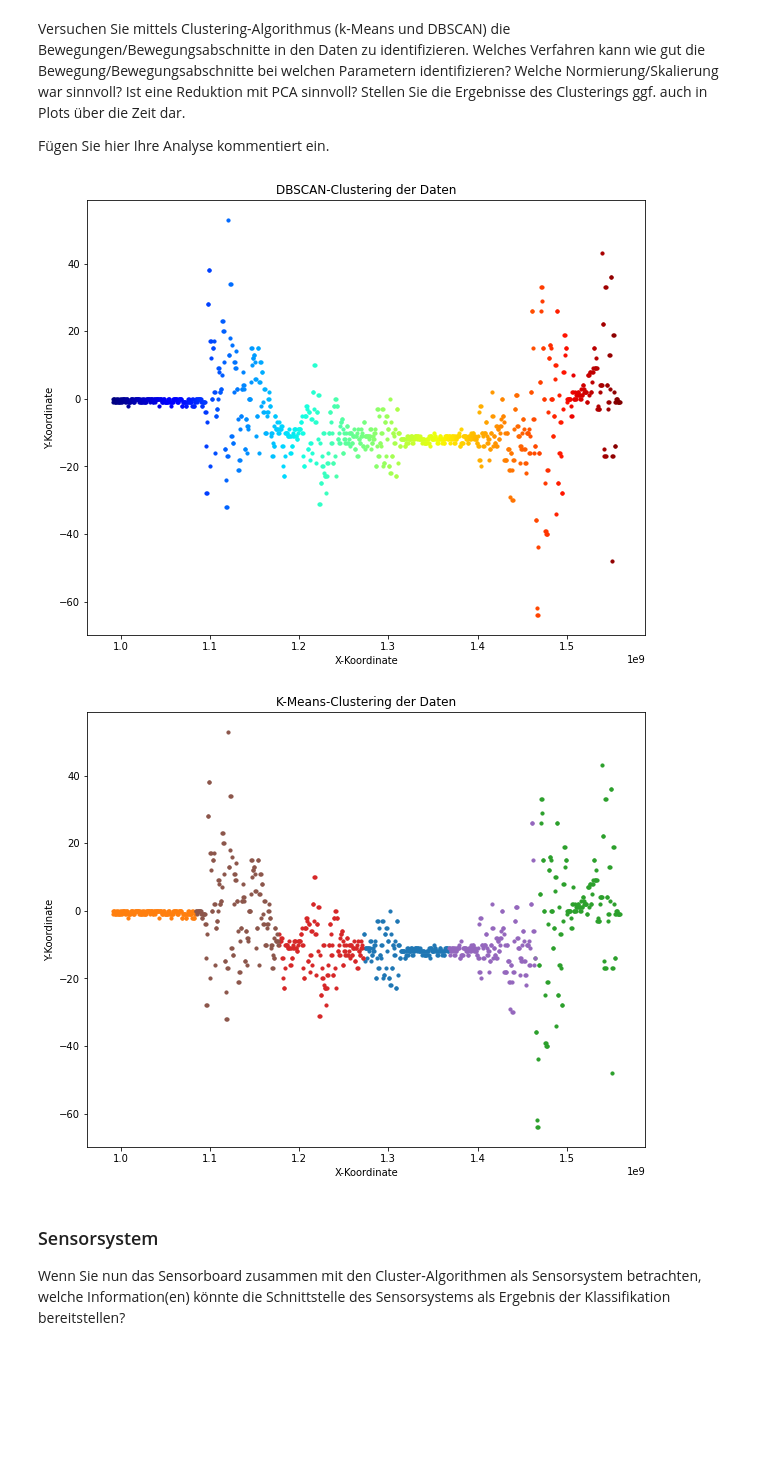
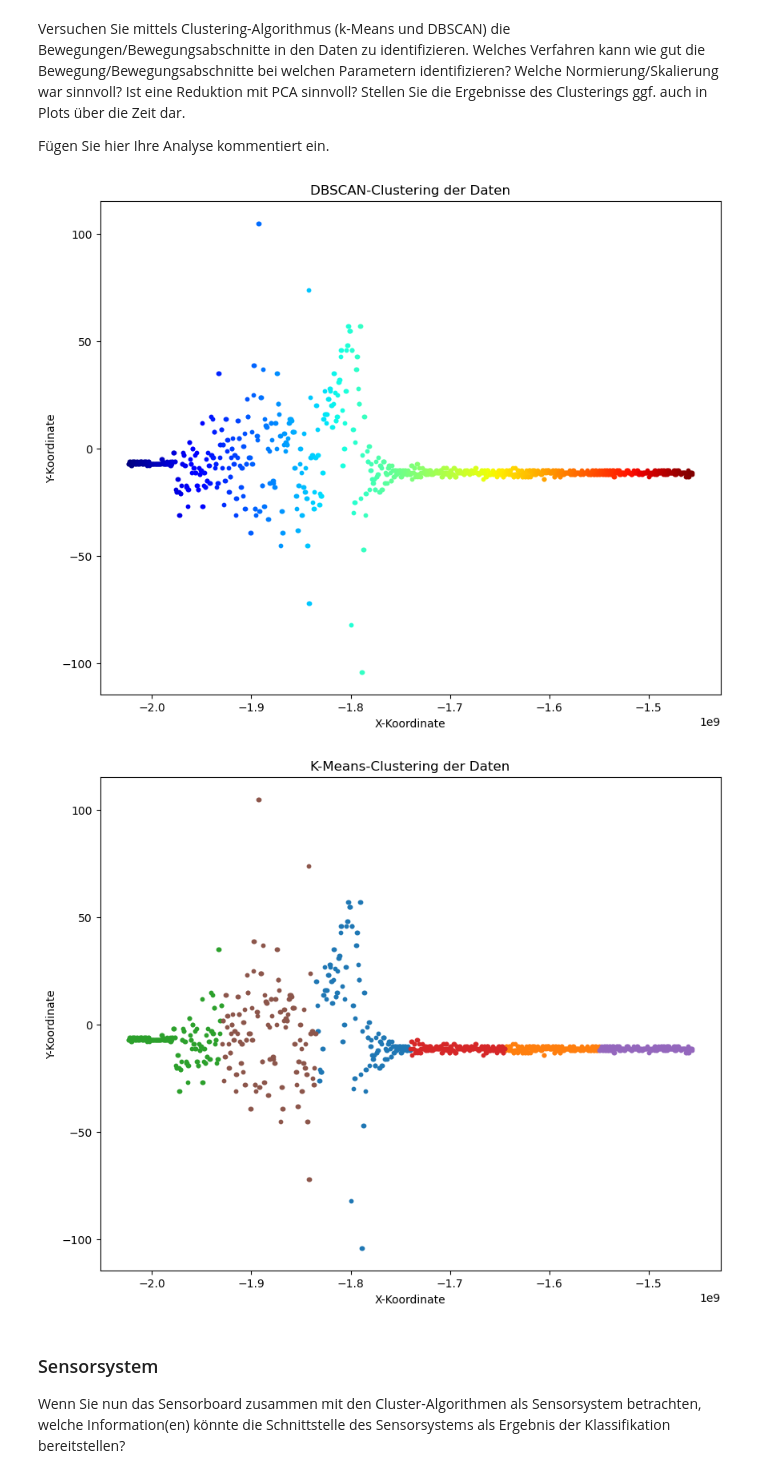
Before and after one commit to kanuphamm/ISS_Praktikum, a Jupyter notebook: Praktikum4/Praktikum4_v02tt-Copy1.ipynb, the cells around one changed output. Drawn from its saved outputs; the diff is of its cells as text; code cells hidden in the pictures; blank space fills up the shorter version.

```diff
--- a/Praktikum4/Praktikum4_v02tt-Copy1.ipynb
+++ b/Praktikum4/Praktikum4_v02tt-Copy1.ipynb
@@ -183,12 +186,11 @@ import pandas as pd
 
 # LiDAR-Daten aus der CSV-Datei laden
 lidar_data = pd.read_csv('test_data.csv')
-lidar_coordinates = lidar_data.iloc[:, :2].values[:100]
-lidar_subset = lidar_data.iloc[:, :1000].values  # Die ersten 100 Sensordimensionen verwenden
+lidar_subset = lidar_data.iloc[:1024, :].values  # Die ersten 100 Sensordimensionen verwenden
 
 # Parameter für DBSCAN
 min_pts = 5  # Anzahl der Nachbarn, um einen Kernpunkt zu definieren
-epsilon = 150  # Radius
+epsilon = 130  # Radius
 
 # DBSCAN-Modell erstellen und Clustering durchführen
 dbscan = DBSCAN(eps=epsilon, min_samples=min_pts)
@@ -270,7 +309,7 @@ import pandas as pd
 from sklearn.cluster import DBSCAN
 
 # Datensatz laden
-data_df = pd.read_csv('DataSets/Datensatz2.csv', header=1, delimiter=';')
+data_df = pd.read_csv('Datensatzrichtig1.csv', header=1, delimiter=';')
 
 # Konvertiere DataFrame in Numpy Array
 data_array = data_df.values
@@ -303,36 +342,36 @@ plt.ylabel('Y-Koordinate')
 plt.title('DBSCAN-Clustering der Daten')
 plt.show()
 # %% [output]
-[figure, old version]
+[figure, new version]
 # %%
 from sklearn.cluster import KMeans
 
 
 # Datensatz laden
-data_df = pd.read_csv('DataSets/Datensatz2.csv', delimiter=';', header=1)
+data_df = pd.read_csv('Datensatzrichtig1.csv', delimiter=';', header=1)
 
 # Konvertiere DataFrame in Numpy Array
 data_array = data_df.values
 
 # Anzahl der Cluster (K)
 k = 6
 
 # K-Means-Modell erstellen und Clustering durchführen
 kmeans = KMeans(n_clusters=k)
 clusters = kmeans.fit_predict(data_array)
 
 # Cluster-Zuordnung auf einer Karte darstellen
 plt.figure(figsize=(10, 8))
 for label in range(k):
     cluster_points = data_array[clusters == label]
     plt.scatter(cluster_points[:, 0], cluster_points[:, 1], s=10)
 
 plt.xlabel('X-Koordinate')
 plt.ylabel('Y-Koordinate')
 plt.title('K-Means-Clustering der Daten')
 plt.show()
 # %% [output]
-[figure, old version]
+[figure, new version]
 # %% [markdown]
 ### Sensorsystem
 Wenn Sie nun das Sensorboard zusammen mit den Cluster-Algorithmen als Sensorsystem betrachten, welche Information(en) könnte die Schnittstelle des Sensorsystems als Ergebnis der Klassifikation bereitstellen?
```
Also changed, not shown: parts of 6 cells of this notebook.
